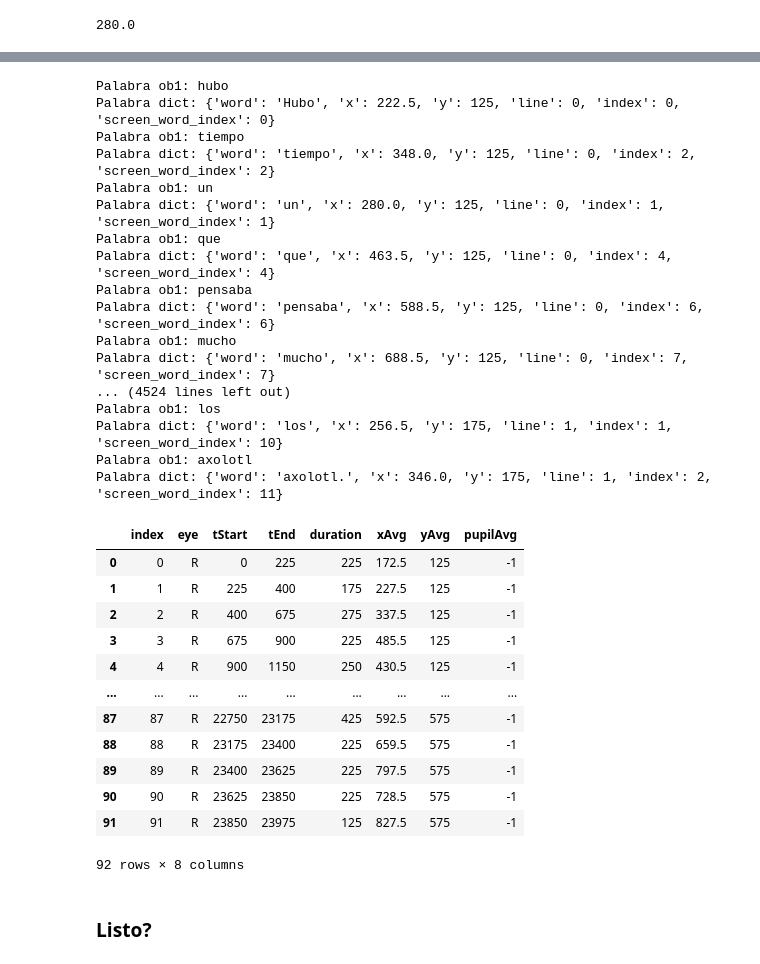
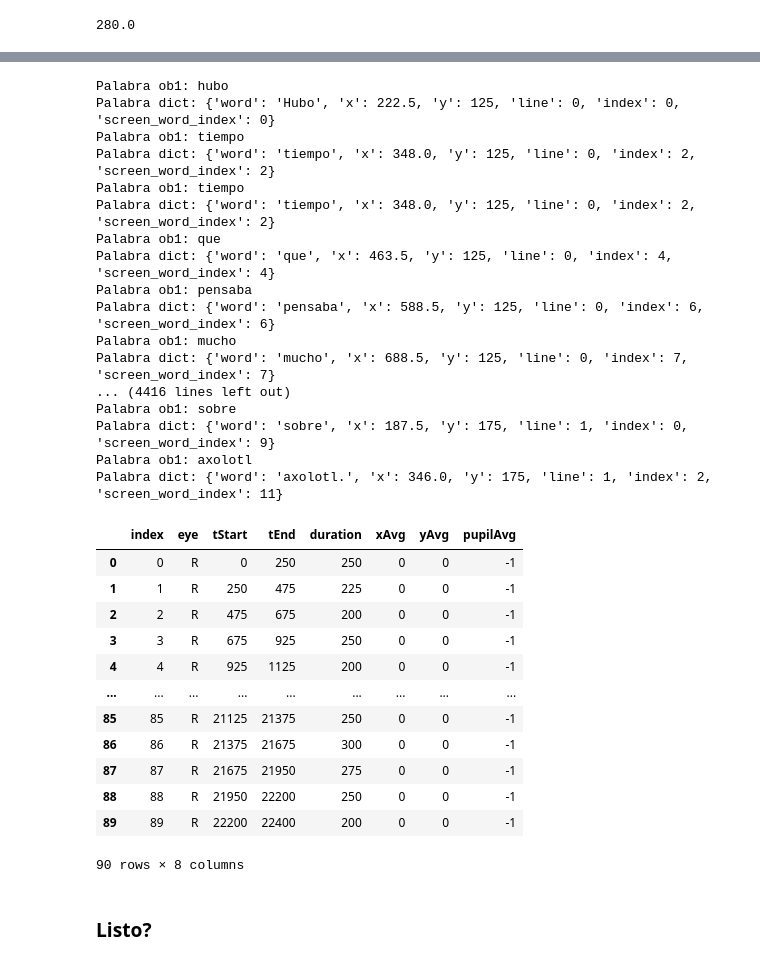
Before and after one commit to NeuroLIAA/reading-et, a Jupyter notebook: conversion/convertir.ipynb, the cells around one changed output, grey strips where cells are left out. Drawn from its saved outputs; the diff is of its cells as text; code cells hidden in the pictures.

```diff
--- a/conversion/convertir.ipynb
+++ b/conversion/convertir.ipynb
@@ -440,13 +466,13 @@ for i in range(df["text_id"].nunique()):
                      "tStart": t_start,
                      "tEnd": time_acum,
                      "duration": duration,
-                     "xAvg": x,
-                     "yAvg": y,
+                     "xAvg": 0,
+                     "yAvg": 0,
                      "pupilAvg": pupil_value
                          })
 
     output_df = pd.DataFrame(data)
-    output_dir = f"/home/lucy/Documents/facu/reading-et/data/processed/trials/{sujeto}/Axolotl/screen_{i+1}/fixations.pkl"
+    output_dir = f"/home/lucy/Documents/facu/reading-et/data/processed_old/trials/{sujeto}/Axolotl/screen_{i+1}/fixations.pkl"
     if os.path.exists(output_dir):
         os.remove(output_dir)
     output_df = pd.to_pickle(output_df, output_dir)
@@ -455,36 +481,36 @@ Palabra ob1: hubo
 Palabra dict: {'word': 'Hubo', 'x': 222.5, 'y': 125, 'line': 0, 'index': 0, 'screen_word_index': 0}
 Palabra ob1: tiempo
 Palabra dict: {'word': 'tiempo', 'x': 348.0, 'y': 125, 'line': 0, 'index': 2, 'screen_word_index': 2}
-Palabra ob1: un
-Palabra dict: {'word': 'un', 'x': 280.0, 'y': 125, 'line': 0, 'index': 1, 'screen_word_index': 1}
+Palabra ob1: tiempo
+Palabra dict: {'word': 'tiempo', 'x': 348.0, 'y': 125, 'line': 0, 'index': 2, 'screen_word_index': 2}
 Palabra ob1: que
 Palabra dict: {'word': 'que', 'x': 463.5, 'y': 125, 'line': 0, 'index': 4, 'screen_word_index': 4}
 Palabra ob1: pensaba
 Palabra dict: {'word': 'pensaba', 'x': 588.5, 'y': 125, 'line': 0, 'index': 6, 'screen_word_index': 6}
 Palabra ob1: mucho
 Palabra dict: {'word': 'mucho', 'x': 688.5, 'y': 125, 'line': 0, 'index': 7, 'screen_word_index': 7}
-... (4524 lines left out)
-Palabra ob1: los
-Palabra dict: {'word': 'los', 'x': 256.5, 'y': 175, 'line': 1, 'index': 1, 'screen_word_index': 10}
+... (4416 lines left out)
+Palabra ob1: sobre
+Palabra dict: {'word': 'sobre', 'x': 187.5, 'y': 175, 'line': 1, 'index': 0, 'screen_word_index': 9}
 Palabra ob1: axolotl
 Palabra dict: {'word': 'axolotl.', 'x': 346.0, 'y': 175, 'line': 1, 'index': 2, 'screen_word_index': 11}
 # %%
-df_aver = pd.read_pickle(f"/home/lucy/Documents/facu/reading-et/data/processed/trials/{sujeto}/Axolotl/screen_4/fixations.pkl")
+df_aver = pd.read_pickle(f"/home/lucy/Documents/facu/reading-et/data/processed_old/trials/{sujeto}/Axolotl/screen_4/fixations.pkl")
 df_aver
 # %% [output]
 |  | index | eye | tStart | tEnd | duration | xAvg | yAvg | pupilAvg |
-| 0 | 0 | R | 0 | 225 | 225 | 172.5 | 125 | -1 |
-| 1 | 1 | R | 225 | 400 | 175 | 227.5 | 125 | -1 |
-| 2 | 2 | R | 400 | 675 | 275 | 337.5 | 125 | -1 |
-| 3 | 3 | R | 675 | 900 | 225 | 485.5 | 125 | -1 |
-| 4 | 4 | R | 900 | 1150 | 250 | 430.5 | 125 | -1 |
+| 0 | 0 | R | 0 | 250 | 250 | 0 | 0 | -1 |
+| 1 | 1 | R | 250 | 475 | 225 | 0 | 0 | -1 |
+| 2 | 2 | R | 475 | 675 | 200 | 0 | 0 | -1 |
+| 3 | 3 | R | 675 | 925 | 250 | 0 | 0 | -1 |
+| 4 | 4 | R | 925 | 1125 | 200 | 0 | 0 | -1 |
 | ... | ... | ... | ... | ... | ... | ... | ... | ... |
-| 87 | 87 | R | 22750 | 23175 | 425 | 592.5 | 575 | -1 |
-| 88 | 88 | R | 23175 | 23400 | 225 | 659.5 | 575 | -1 |
-| 89 | 89 | R | 23400 | 23625 | 225 | 797.5 | 575 | -1 |
-| 90 | 90 | R | 23625 | 23850 | 225 | 728.5 | 575 | -1 |
-| 91 | 91 | R | 23850 | 23975 | 125 | 827.5 | 575 | -1 |
+| 85 | 85 | R | 21125 | 21375 | 250 | 0 | 0 | -1 |
+| 86 | 86 | R | 21375 | 21675 | 300 | 0 | 0 | -1 |
+| 87 | 87 | R | 21675 | 21950 | 275 | 0 | 0 | -1 |
+| 88 | 88 | R | 21950 | 22200 | 250 | 0 | 0 | -1 |
+| 89 | 89 | R | 22200 | 22400 | 200 | 0 | 0 | -1 |
-92 rows × 8 columns
+90 rows × 8 columns
 # %% [markdown]
 ### Listo?
 # %%
```
Also changed, not shown: parts of 6 cells of this notebook, 46 other files.
